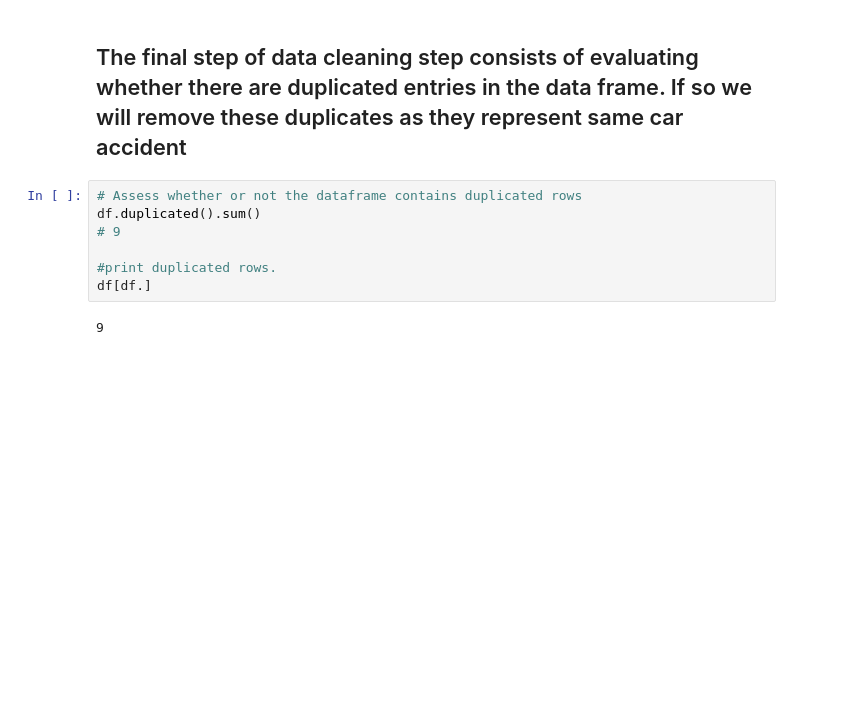
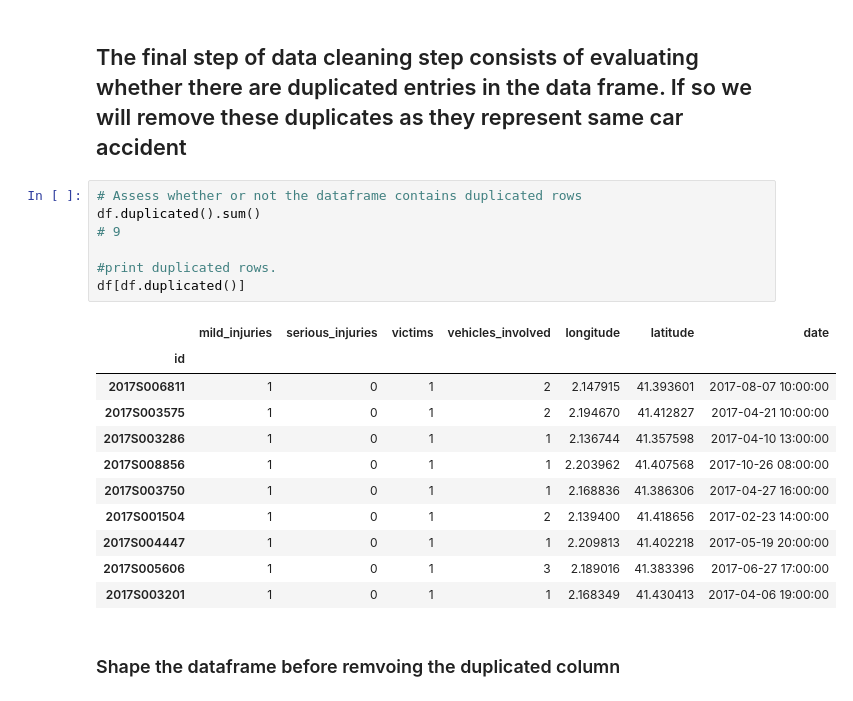
Before and after one commit to masinde70/MachineLearning_Applications_Deep_Neural_Networks, a Jupyter notebook: Barcelona_data.ipynb, the cells around one changed output. Saved outputs shown, nothing was run; the diff lists cells and outputs as text; blank space fills up the shorter version.

```diff
--- a/Barcelona_data.ipynb
+++ b/Barcelona_data.ipynb
@@ -226,9 +226,21 @@ Name: 2017S008429, dtype: object
 # %%
 # Assess whether or not the dataframe contains duplicated rows
 df.duplicated().sum()
 # 9
 
 #print duplicated rows.
-df[df.]
+df[df.duplicated()]
 # %% [output]
-9
+|  | mild_injuries | serious_injuries | victims | vehicles_involved | longitude | latitude | date |
+| id |  |  |  |  |  |  |  |
+| 2017S006811 | 1 | 0 | 1 | 2 | 2.147915 | 41.393601 | 2017-08-07 10:00:00 |
+| 2017S003575 | 1 | 0 | 1 | 2 | 2.194670 | 41.412827 | 2017-04-21 10:00:00 |
+| 2017S003286 | 1 | 0 | 1 | 1 | 2.136744 | 41.357598 | 2017-04-10 13:00:00 |
+| 2017S008856 | 1 | 0 | 1 | 1 | 2.203962 | 41.407568 | 2017-10-26 08:00:00 |
+| 2017S003750 | 1 | 0 | 1 | 1 | 2.168836 | 41.386306 | 2017-04-27 16:00:00 |
+| 2017S001504 | 1 | 0 | 1 | 2 | 2.139400 | 41.418656 | 2017-02-23 14:00:00 |
+| 2017S004447 | 1 | 0 | 1 | 1 | 2.209813 | 41.402218 | 2017-05-19 20:00:00 |
+| 2017S005606 | 1 | 0 | 1 | 3 | 2.189016 | 41.383396 | 2017-06-27 17:00:00 |
+| 2017S003201 | 1 | 0 | 1 | 1 | 2.168349 | 41.430413 | 2017-04-06 19:00:00 |
+# %% [markdown]
+### Shape the dataframe before remvoing the duplicated column
```
Also changed, not shown: parts of 3 cells of this notebook.
